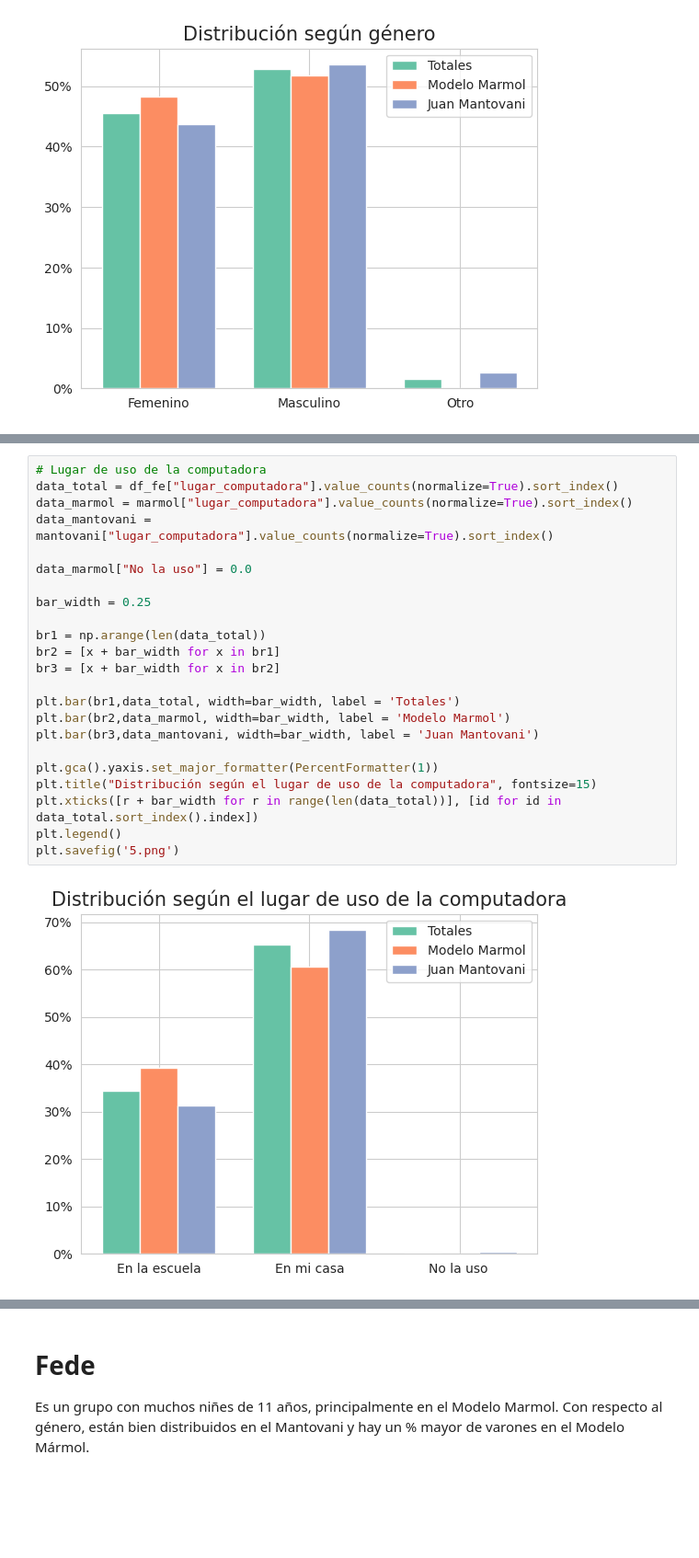
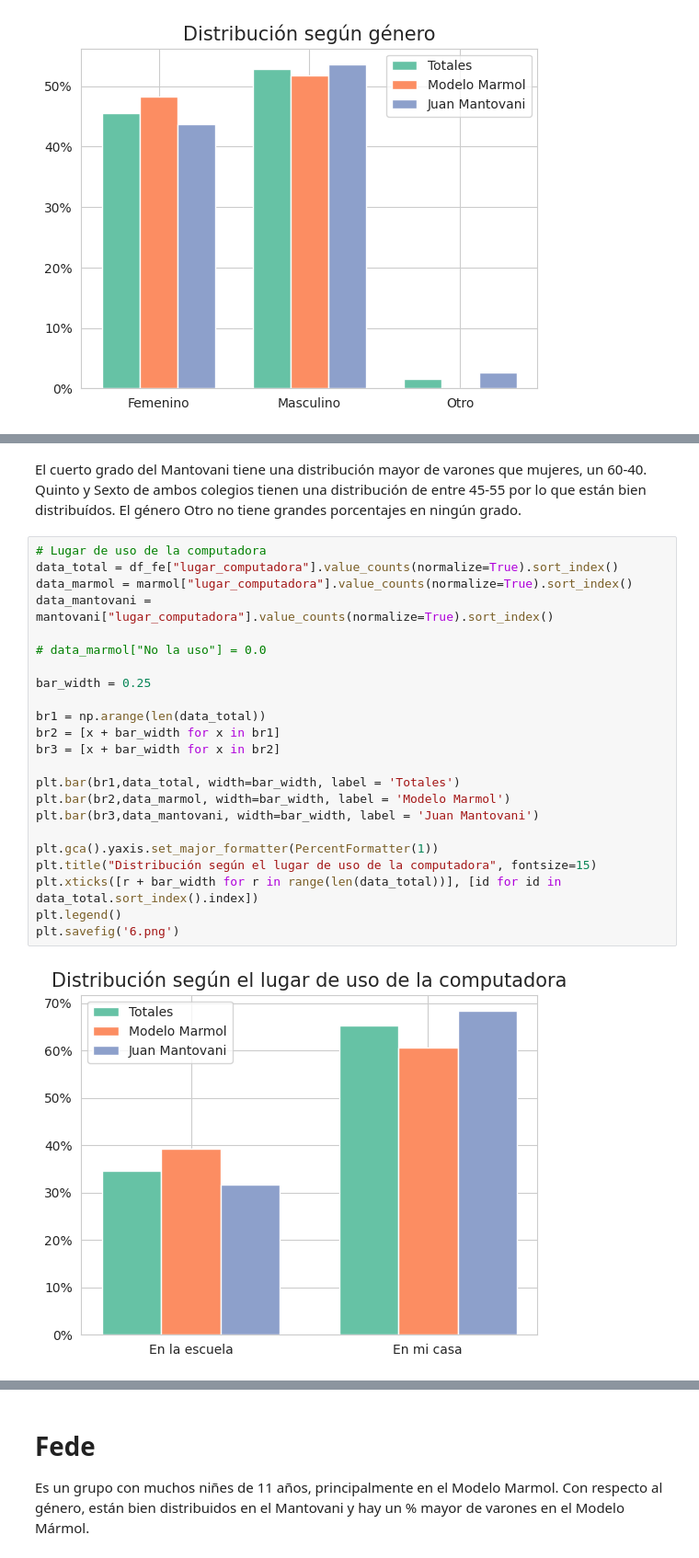
Before and after one commit to fedesassone/tesis, a Jupyter notebook: notebooks/Poblacional.ipynb, the cells around one changed output, grey strips where cells are left out. Shown at 92% size. Saved outputs shown, nothing was run; the diff lists cells and outputs as text; blank space fills up the shorter version.

```diff
--- a/notebooks/Poblacional.ipynb
+++ b/notebooks/Poblacional.ipynb
@@ -223,25 +259,29 @@ plt.savefig('4.png')
+# %% [markdown]
+El cuerto grado del Mantovani tiene una distribución mayor de varones que mujeres, un 60-40.
+Quinto y Sexto de ambos colegios tienen una distribución de entre 45-55 por lo que están bien distribuídos.
+El género Otro no tiene grandes porcentajes en ningún grado.
 # %%
 # Lugar de uso de la computadora
 data_total = df_fe["lugar_computadora"].value_counts(normalize=True).sort_index()
 data_marmol = marmol["lugar_computadora"].value_counts(normalize=True).sort_index()
 data_mantovani = mantovani["lugar_computadora"].value_counts(normalize=True).sort_index()
 
-data_marmol["No la uso"] = 0.0
+# data_marmol["No la uso"] = 0.0
 
 bar_width = 0.25
 
 br1 = np.arange(len(data_total))
 br2 = [x + bar_width for x in br1]
 br3 = [x + bar_width for x in br2]
 
 plt.bar(br1,data_total, width=bar_width, label = 'Totales')
 plt.bar(br2,data_marmol, width=bar_width, label = 'Modelo Marmol')
 plt.bar(br3,data_mantovani, width=bar_width, label = 'Juan Mantovani')
 
 plt.gca().yaxis.set_major_formatter(PercentFormatter(1))
 plt.title("Distribución según el lugar de uso de la computadora", fontsize=15)
 plt.xticks([r + bar_width for r in range(len(data_total))], [id for id in data_total.sort_index().index])
 plt.legend()
-plt.savefig('5.png')
+plt.savefig('6.png')
 # %% [output]
-[figure, old version]
+[figure, new version]
```
Also changed, not shown: parts of 29 cells of this notebook, 10 other files.
